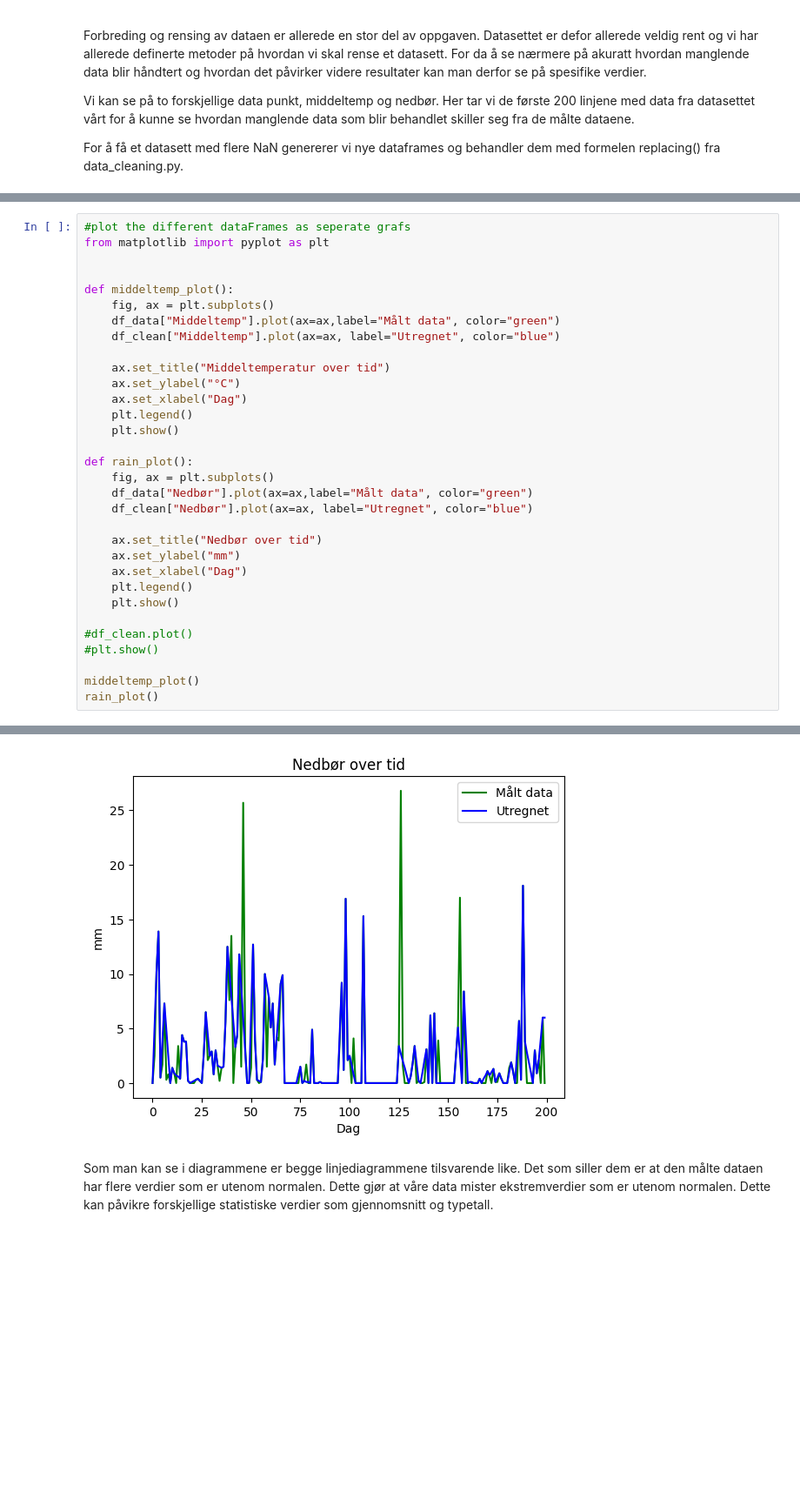
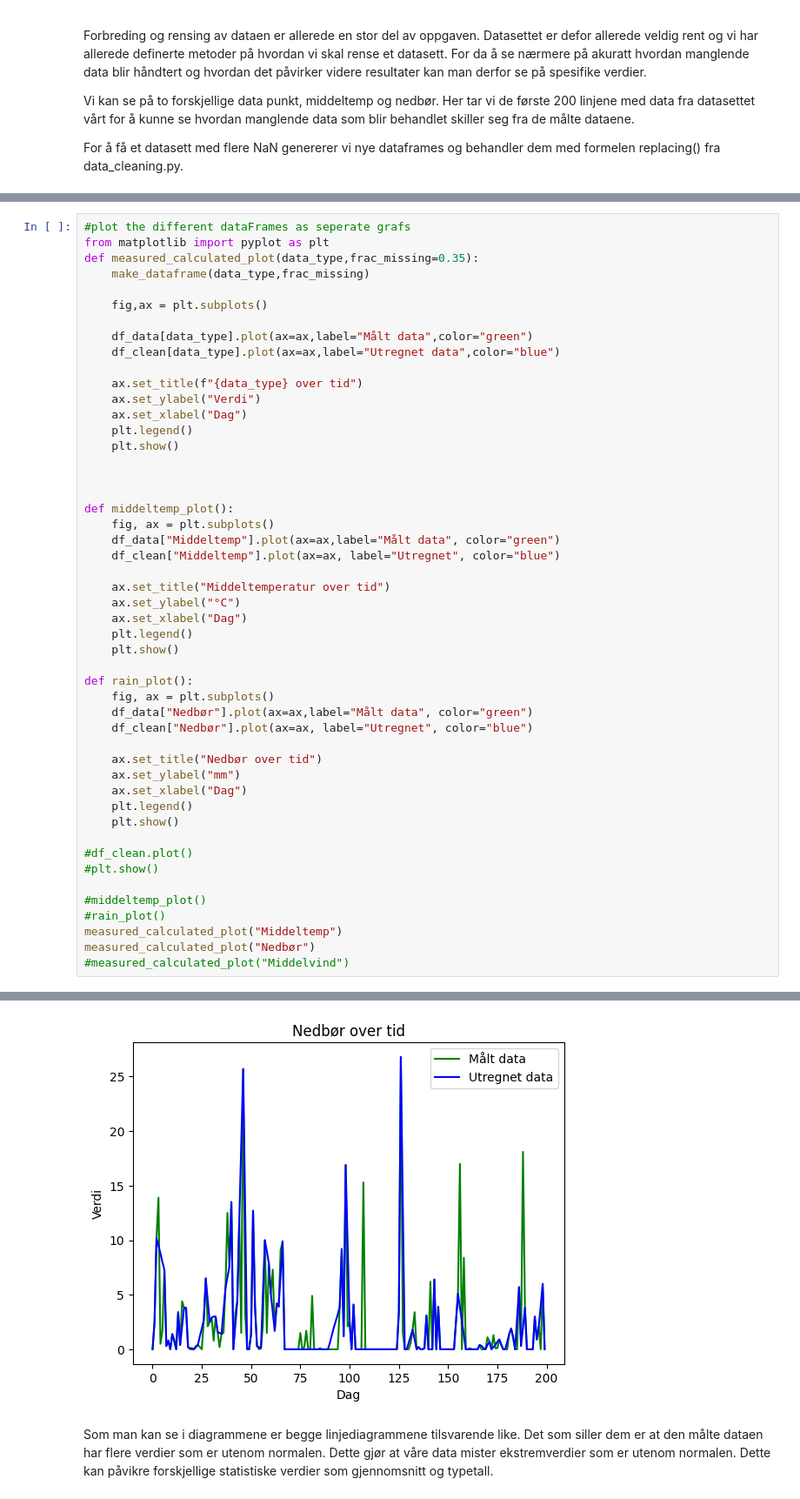
Before and after one commit to livemols/Miljo_dataanalyse_applikasjon, a Jupyter notebook: notebooks/predictive_analysis.ipynb, the cells around one changed output, grey strips where cells are left out. Shown at 87% size. Drawn from its saved outputs; the diff is of its cells as text; blank space fills up the shorter version.

Commit message:
missing values into functions

```diff
--- a/notebooks/predictive_analysis.ipynb
+++ b/notebooks/predictive_analysis.ipynb
@@ -70,6 +46,20 @@ print(df_clean)
 # %%
 #plot the different dataFrames as seperate grafs
 from matplotlib import pyplot as plt
+def measured_calculated_plot(data_type,frac_missing=0.35):
+    make_dataframe(data_type,frac_missing)
+
+    fig,ax = plt.subplots()
+
+    df_data[data_type].plot(ax=ax,label="Målt data",color="green")
+    df_clean[data_type].plot(ax=ax,label="Utregnet data",color="blue")
+
+    ax.set_title(f"{data_type} over tid")
+    ax.set_ylabel("Verdi")
+    ax.set_xlabel("Dag")
+    plt.legend()
+    plt.show()
+
 
 
 def middeltemp_plot():
@@ -97,6 +87,9 @@ def rain_plot():
 #df_clean.plot()
 #plt.show()
 
-middeltemp_plot()
-rain_plot()
+#middeltemp_plot()
+#rain_plot()
+measured_calculated_plot("Middeltemp")
+measured_calculated_plot("Nedbør")
+#measured_calculated_plot("Middelvind")
 # %% [output]
@@ -104,4 +97,4 @@ rain_plot()
-[figure, old version]
+[figure, new version]
 # %% [markdown]
 Som man kan se i diagrammene er begge linjediagrammene tilsvarende like. Det som siller dem er at den målte dataen har flere verdier som er utenom normalen. Dette gjør at våre data mister ekstremverdier som er utenom normalen. Dette kan påvikre forskjellige statistiske verdier som gjennomsnitt og typetall.
 # %%
```
Also changed, not shown: parts of 3 cells of this notebook.
